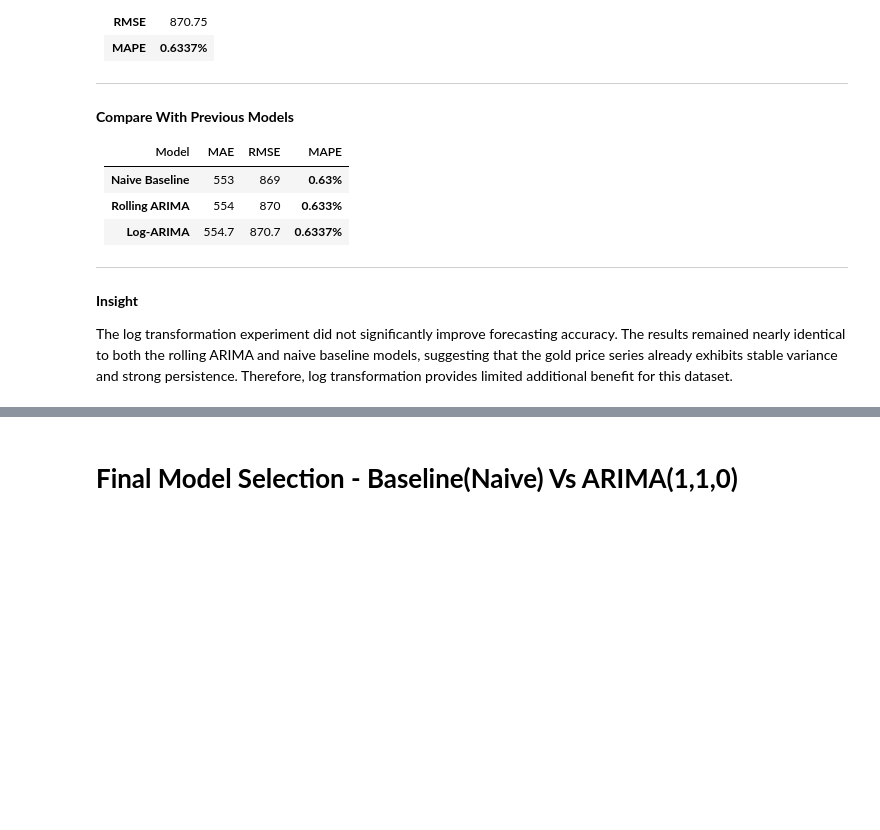
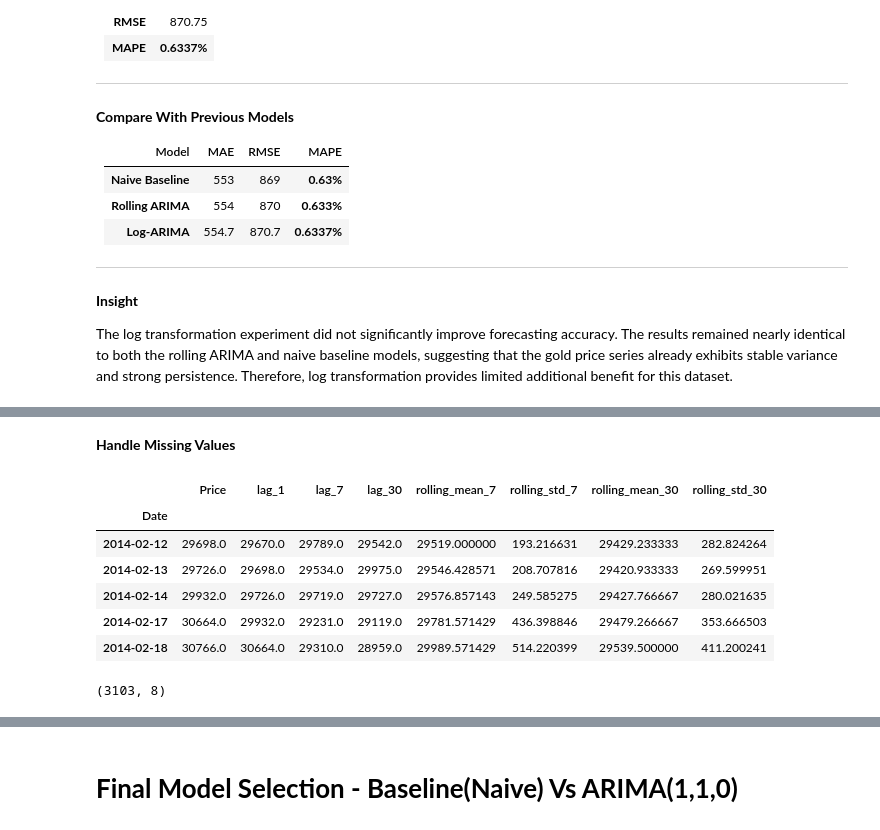
Before and after one commit to Sagarjain93/Machine-Learning-Portfolio, a Jupyter notebook: 03_ML_Practice/Gold_Price_Prediction_Forecasting/03_notebook/05_modelling.ipynb, the cells around one changed output, grey strips where cells are left out. Cells and saved outputs as stored; diff of their text form; code cells hidden in the pictures; blank space fills up the shorter version.

```diff
--- a/03_ML_Practice/Gold_Price_Prediction_Forecasting/03_notebook/05_modelling.ipynb
+++ b/03_ML_Practice/Gold_Price_Prediction_Forecasting/03_notebook/05_modelling.ipynb
@@ -2579,0 +2616,18 @@ The log transformation experiment did not significantly improve forecasting accu
+# %% [markdown]
+**Handle Missing Values**
+# %%
+xgb_data = xgb_data.dropna()
+
+xgb_data.head()
+# %% [output]
+|  | Price | lag_1 | lag_7 | lag_30 | rolling_mean_7 | rolling_std_7 | rolling_mean_30 | rolling_std_30 |
+| Date |  |  |  |  |  |  |  |  |
+| 2014-02-12 | 29698.0 | 29670.0 | 29789.0 | 29542.0 | 29519.000000 | 193.216631 | 29429.233333 | 282.824264 |
+| 2014-02-13 | 29726.0 | 29698.0 | 29534.0 | 29975.0 | 29546.428571 | 208.707816 | 29420.933333 | 269.599951 |
+| 2014-02-14 | 29932.0 | 29726.0 | 29719.0 | 29727.0 | 29576.857143 | 249.585275 | 29427.766667 | 280.021635 |
+| 2014-02-17 | 30664.0 | 29932.0 | 29231.0 | 29119.0 | 29781.571429 | 436.398846 | 29479.266667 | 353.666503 |
+| 2014-02-18 | 30766.0 | 30664.0 | 29310.0 | 28959.0 | 29989.571429 | 514.220399 | 29539.500000 | 411.200241 |
+# %%
+xgb_data.shape
+# %% [output]
+(3103, 8)
```
Also changed, not shown: parts of 21 cells of this notebook.
